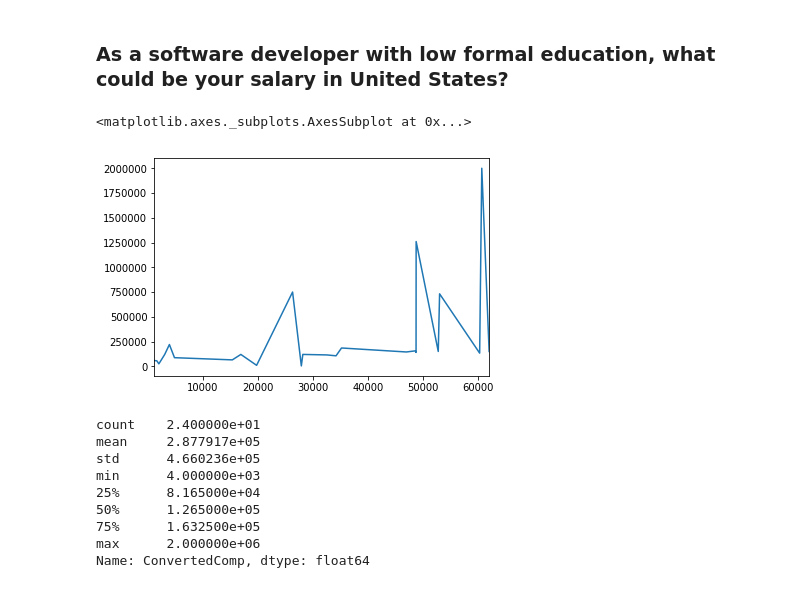
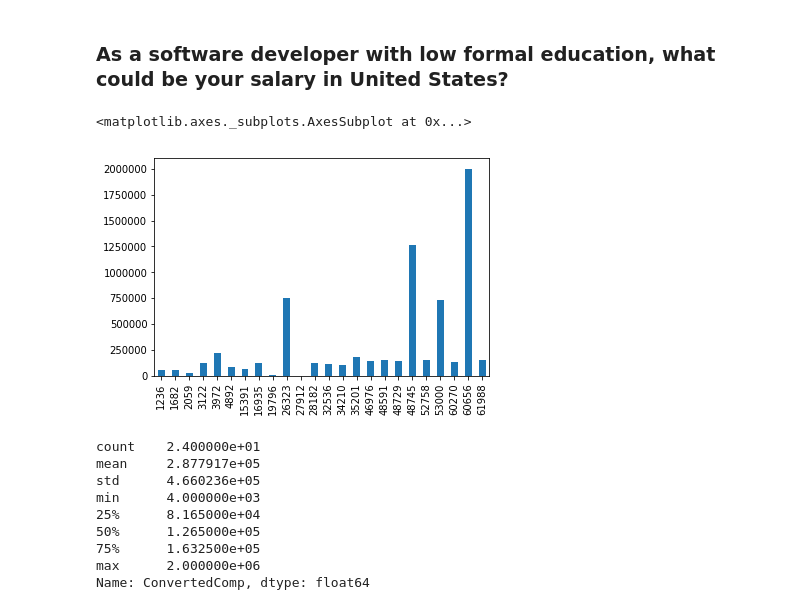
Before and after one commit to federicomartini/write_a_data_science_blog_post, a Jupyter notebook: write_a_data_science_blog_post.ipynb, the cells around one changed output. Drawn from its saved outputs; the diff is of its cells as text; code cells hidden in the pictures.

```diff
--- a/write_a_data_science_blog_post.ipynb
+++ b/write_a_data_science_blog_post.ipynb
@@ -224,11 +224,11 @@ united_states_primary_elementary_df = united_states_df[united_states_df['EdLevel
 # %%
 #Figure of the Salaries for Software Developers in US who stopped their formal education at Primary/Elementary School who filled out the field in the Survey
 #Rows with NaN value in the ConvertedComp are dropped because we are studying the ConvertedComp field, and aproximating the missing values to the mean value wouldn't add any value, and setting them to 0 would bring the mean value close to 0.
 united_states_primary_elementary_df = united_states_primary_elementary_df.dropna(subset=['ConvertedComp'])
-united_states_primary_elementary_df['ConvertedComp'].plot()
+united_states_primary_elementary_df['ConvertedComp'].plot(kind='bar')
 # %% [output]
 <matplotlib.axes._subplots.AxesSubplot at 0x...>
-[figure, old version]
+[figure, new version]
 # %%
 united_states_primary_elementary_df['ConvertedComp'].describe()
 # %% [output]
```
